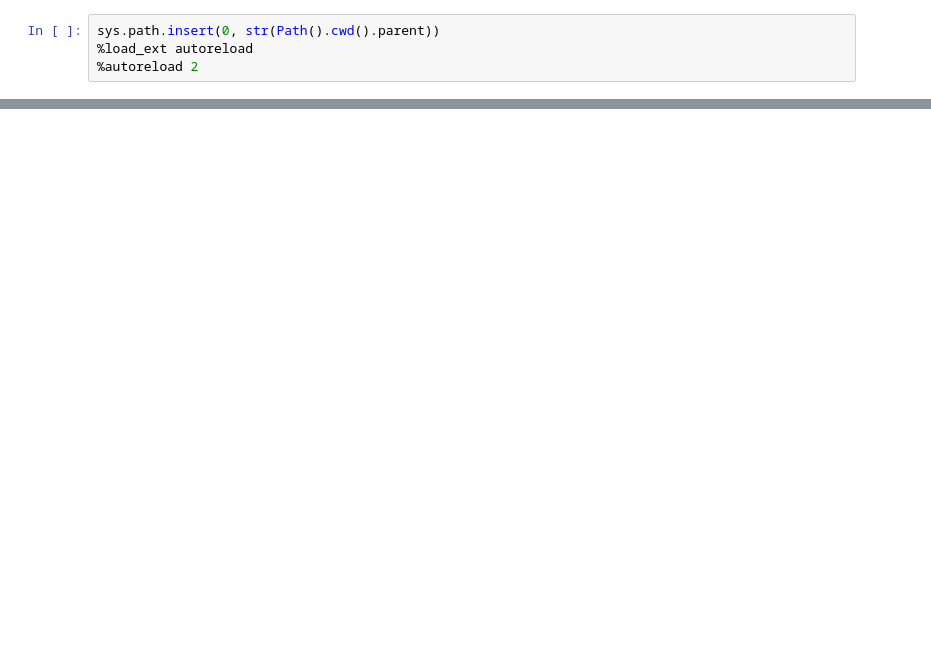
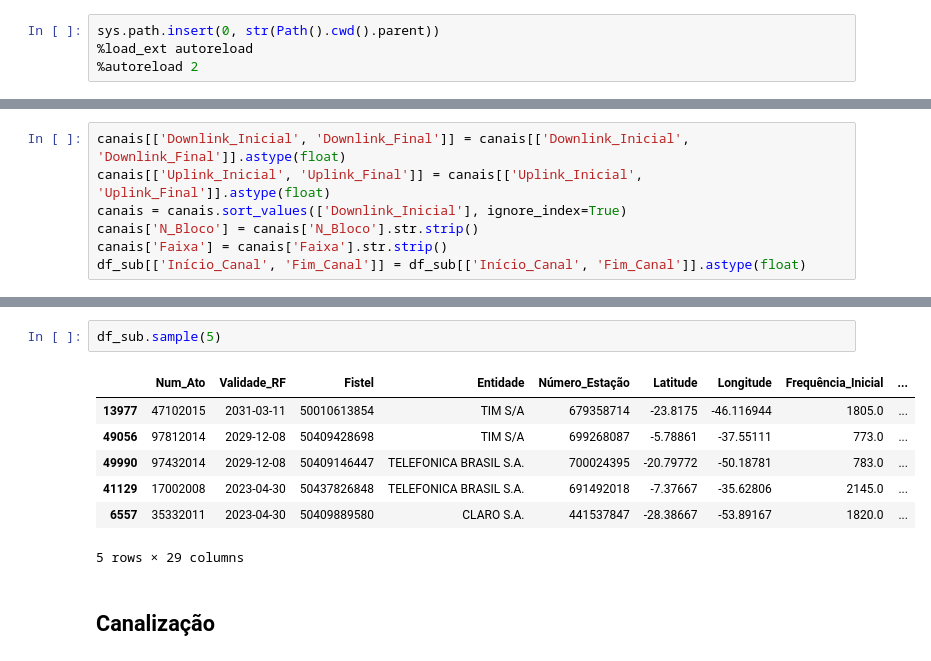
Before and after one commit to InovaFiscaliza/EmissorasRF, a Jupyter notebook: nbs/_smp_eda.ipynb, the cells around one changed output, grey strips where cells are left out. Cells and saved outputs as stored; diff of their text form; blank space fills up the shorter version.

```diff
--- a/nbs/_smp_eda.ipynb
+++ b/nbs/_smp_eda.ipynb
@@ -93,0 +204,7 @@ gb.to_excel(Path.cwd().parent / 'sumarização_smp.xlsx')
+# %%
+canais[['Downlink_Inicial', 'Downlink_Final']] = canais[['Downlink_Inicial', 'Downlink_Final']].astype(float)
+canais[['Uplink_Inicial', 'Uplink_Final']] = canais[['Uplink_Inicial', 'Uplink_Final']].astype(float)
+canais = canais.sort_values(['Downlink_Inicial'], ignore_index=True)
+canais['N_Bloco'] = canais['N_Bloco'].str.strip()
+canais['Faixa'] = canais['Faixa'].str.strip()
+df_sub[['Início_Canal', 'Fim_Canal']] = df_sub[['Início_Canal', 'Fim_Canal']].astype(float)
@@ -93,0 +282,12 @@ gb.to_excel(Path.cwd().parent / 'sumarização_smp.xlsx')
+# %%
+df_sub.sample(5)
+# %% [output]
+|  | Num_Ato | Validade_RF | Fistel | Entidade | Número_Estação | Latitude | Longitude | Frequência_Inicial | ... |
+| 13977 | 47102015 | 2031-03-11 | 50010613854 | TIM S/A | 679358714 | -23.8175 | -46.116944 | 1805.0 | ... |
+| 49056 | 97812014 | 2029-12-08 | 50409428698 | TIM S/A | 699268087 | -5.78861 | -37.55111 | 773.0 | ... |
+| 49990 | 97432014 | 2029-12-08 | 50409146447 | TELEFONICA BRASIL S.A. | 700024395 | -20.79772 | -50.18781 | 783.0 | ... |
+| 41129 | 17002008 | 2023-04-30 | 50437826848 | TELEFONICA BRASIL S.A. | 691492018 | -7.37667 | -35.62806 | 2145.0 | ... |
+| 6557 | 35332011 | 2023-04-30 | 50409889580 | CLARO S.A. | 441537847 | -28.38667 | -53.89167 | 1820.0 | ... |
+5 rows × 29 columns
+# %% [markdown]
+## Canalização
```
Also changed, not shown: parts of 33 cells of this notebook, 6 other files.
